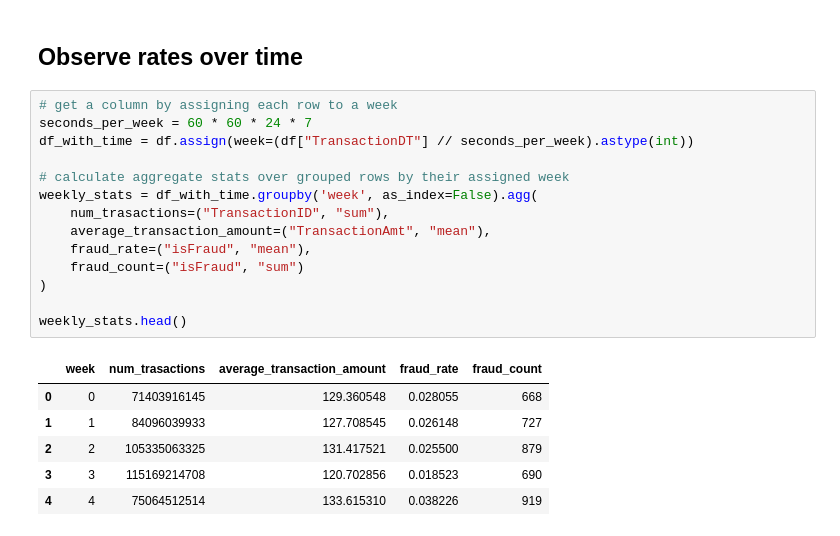
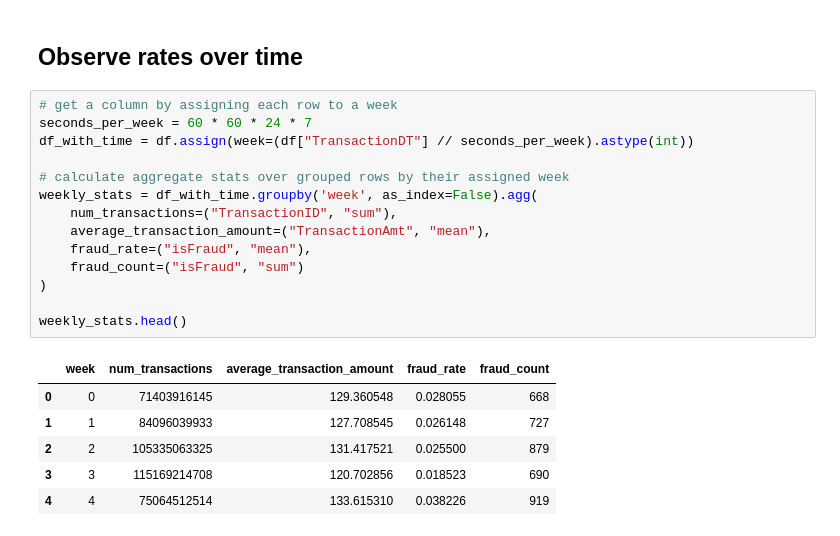
Before and after one commit to ZhuZiLiBryan/FraudGuard, a Jupyter notebook: src/eda.ipynb, the cells around one changed output. Cells and saved outputs as stored; diff of their text form.

```diff
--- a/src/eda.ipynb
+++ b/src/eda.ipynb
@@ -94,19 +94,19 @@ Num Rows with >90% Nulls: 12
 # %%
 # get a column by assigning each row to a week
 seconds_per_week = 60 * 60 * 24 * 7
 df_with_time = df.assign(week=(df["TransactionDT"] // seconds_per_week).astype(int))
 
 # calculate aggregate stats over grouped rows by their assigned week
 weekly_stats = df_with_time.groupby('week', as_index=False).agg(
-    num_trasactions=("TransactionID", "sum"),
+    num_transactions=("TransactionID", "sum"),
     average_transaction_amount=("TransactionAmt", "mean"),
     fraud_rate=("isFraud", "mean"),
     fraud_count=("isFraud", "sum")
 )
 
 weekly_stats.head()
 # %% [output]
-|  | week | num_trasactions | average_transaction_amount | fraud_rate | fraud_count |
+|  | week | num_transactions | average_transaction_amount | fraud_rate | fraud_count |
 | 0 | 0 | 71403916145 | 129.360548 | 0.028055 | 668 |
 | 1 | 1 | 84096039933 | 127.708545 | 0.026148 | 727 |
 | 2 | 2 | 105335063325 | 131.417521 | 0.025500 | 879 |
```
Also changed, not shown: parts of 1 cell of this notebook.
